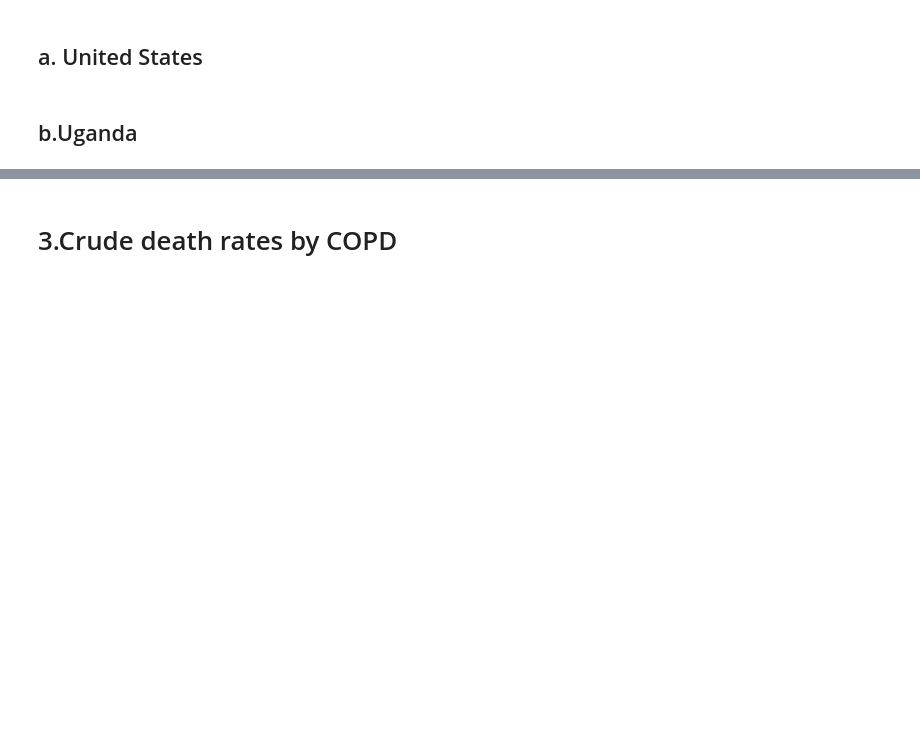
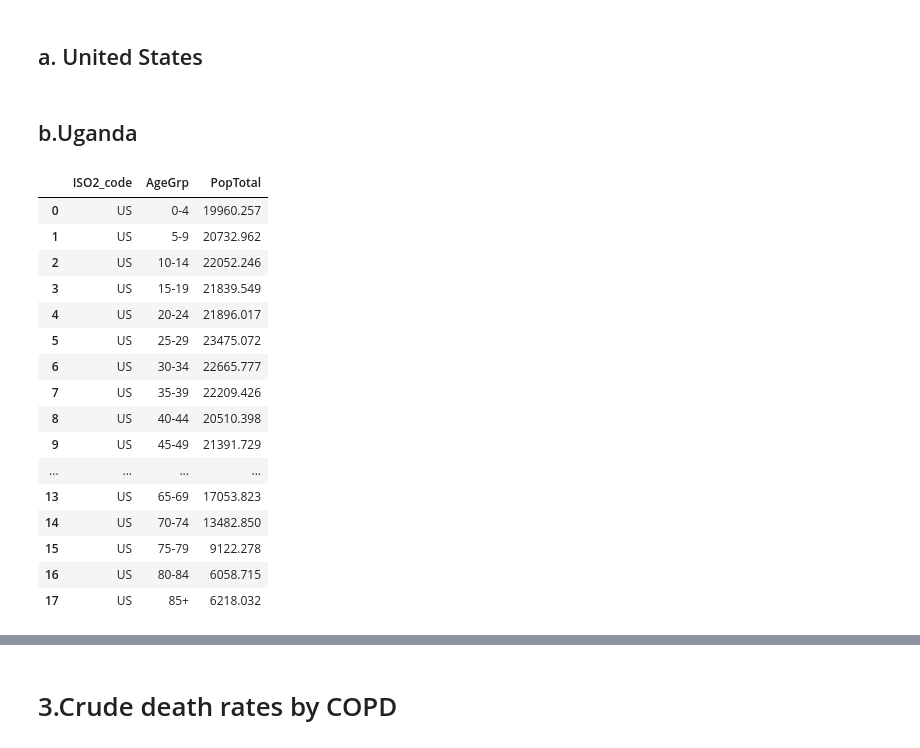
Before and after one commit to dqminhv/owid-copd-us-uganda, a Jupyter notebook: us_uganda_copd.ipynb, the cells around one changed output, grey strips where cells are left out. Saved outputs shown, nothing was run; the diff lists cells and outputs as text; code cells hidden in the pictures; blank space fills up the shorter version.

```diff
--- a/us_uganda_copd.ipynb
+++ b/us_uganda_copd.ipynb
@@ -88,3 +88,23 @@ uganda_pop_2019 = pd.concat([uganda_pop_2019, uganda_85], ignore_index=True)
 #Remove rows 17 to 20, which are the groups of 85-89, 90-94, 95-99, 100+
 uganda_pop_2019.drop(index=[17, 18, 19, 20], inplace=True)
 uganda_pop_2019.reset_index(drop=True, inplace=True)
+# %%
+us_pop_2019
+# %% [output]
+|  | ISO2_code | AgeGrp | PopTotal |
+| 0 | US | 0-4 | 19960.257 |
+| 1 | US | 5-9 | 20732.962 |
+| 2 | US | 10-14 | 22052.246 |
+| 3 | US | 15-19 | 21839.549 |
+| 4 | US | 20-24 | 21896.017 |
+| 5 | US | 25-29 | 23475.072 |
+| 6 | US | 30-34 | 22665.777 |
+| 7 | US | 35-39 | 22209.426 |
+| 8 | US | 40-44 | 20510.398 |
+| 9 | US | 45-49 | 21391.729 |
+| ... | ... | ... | ... |
+| 13 | US | 65-69 | 17053.823 |
+| 14 | US | 70-74 | 13482.850 |
+| 15 | US | 75-79 | 9122.278 |
+| 16 | US | 80-84 | 6058.715 |
+| 17 | US | 85+ | 6218.032 |
```
Also changed, not shown: parts of 3 cells of this notebook.
